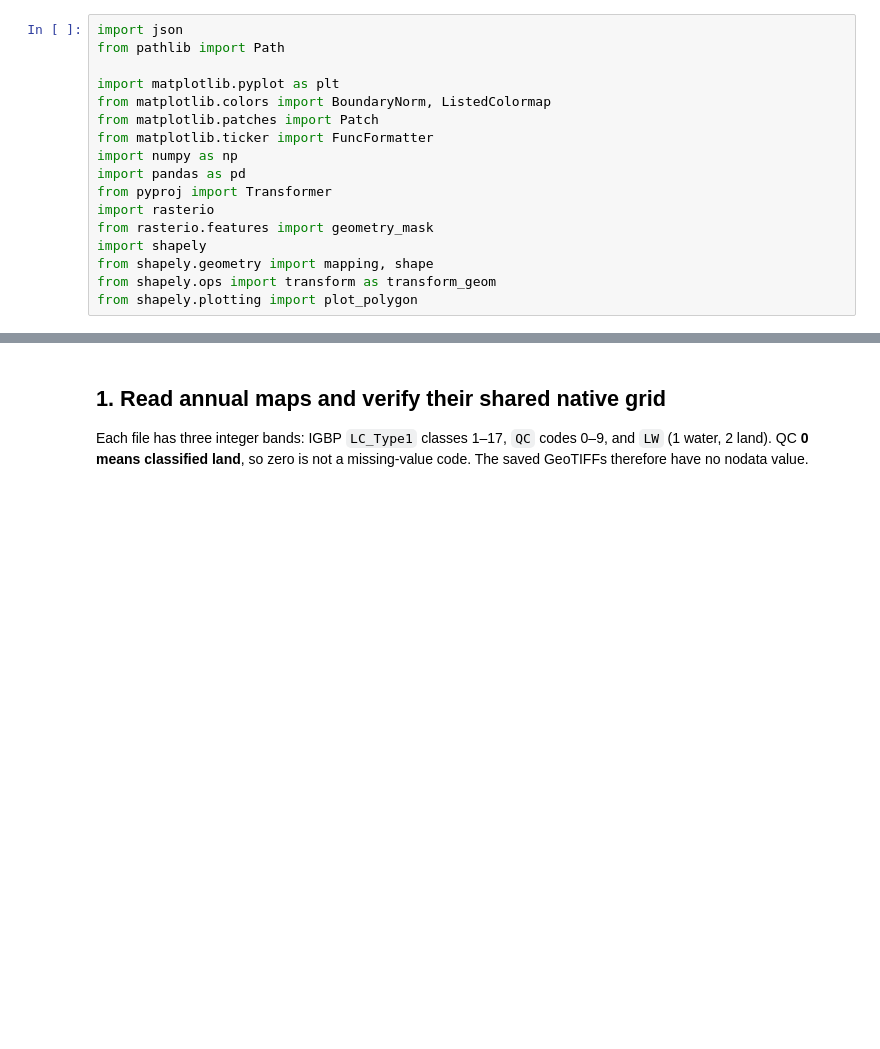
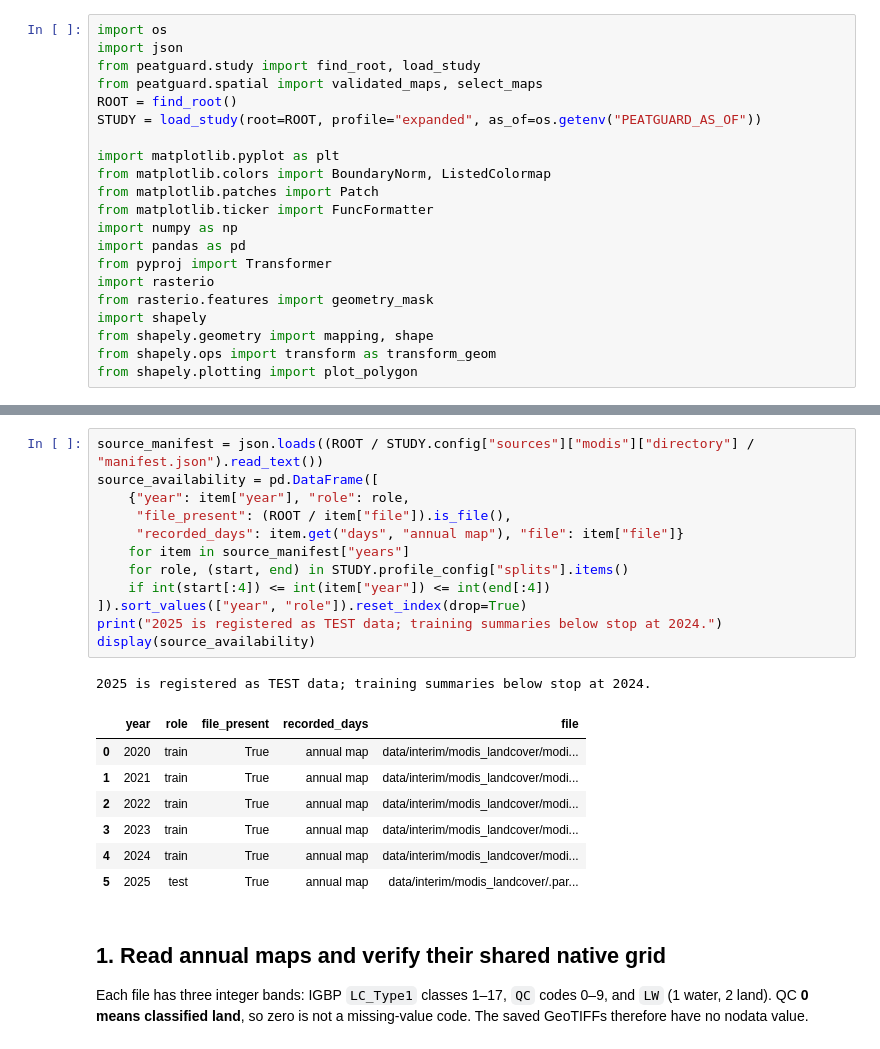
Before and after one commit to RaynandaSantoso/kalimantan-peatguard, a Jupyter notebook: EDA/05_MODIS_LandCover_EDA.ipynb, the cells around one changed output, grey strips where cells are left out. Saved outputs shown, nothing was run; the diff lists cells and outputs as text; blank space fills up the shorter version.

Commit message:
Add validated data refresh and chronological research preparation

```diff
--- a/05_MODIS_LandCover_EDA.ipynb
+++ b/EDA/05_MODIS_LandCover_EDA.ipynb
@@ -7,6 +5,10 @@ Download with `.venv/bin/python scripts/download_modis_landcover.py --project ka
 # %%
+import os
 import json
-from pathlib import Path
+from peatguard.study import find_root, load_study
+from peatguard.spatial import validated_maps, select_maps
+ROOT = find_root()
+STUDY = load_study(root=ROOT, profile="expanded", as_of=os.getenv("PEATGUARD_AS_OF"))
 
 import matplotlib.pyplot as plt
 from matplotlib.colors import BoundaryNorm, ListedColormap
@@ -24,3 +30,24 @@ from shapely.plotting import plot_polygon
+# %%
+source_manifest = json.loads((ROOT / STUDY.config["sources"]["modis"]["directory"] / "manifest.json").read_text())
+source_availability = pd.DataFrame([
+    {"year": item["year"], "role": role,
+     "file_present": (ROOT / item["file"]).is_file(),
+     "recorded_days": item.get("days", "annual map"), "file": item["file"]}
+    for item in source_manifest["years"]
+    for role, (start, end) in STUDY.profile_config["splits"].items()
+    if int(start[:4]) <= int(item["year"]) <= int(end[:4])
+]).sort_values(["year", "role"]).reset_index(drop=True)
+print("2025 is registered as TEST data; training summaries below stop at 2024.")
+display(source_availability)
+# %% [output]
+2025 is registered as TEST data; training summaries below stop at 2024.
+|  | year | role | file_present | recorded_days | file |
+| 0 | 2020 | train | True | annual map | data/interim/modis_landcover/modi... |
+| 1 | 2021 | train | True | annual map | data/interim/modis_landcover/modi... |
+| 2 | 2022 | train | True | annual map | data/interim/modis_landcover/modi... |
+| 3 | 2023 | train | True | annual map | data/interim/modis_landcover/modi... |
+| 4 | 2024 | train | True | annual map | data/interim/modis_landcover/modi... |
+| 5 | 2025 | test | True | annual map | data/interim/modis_landcover/.par... |
 # %% [markdown]
 ## 1. Read annual maps and verify their shared native grid
 
```
Also changed, not shown: parts of 10 cells of this notebook, 39 other files.
